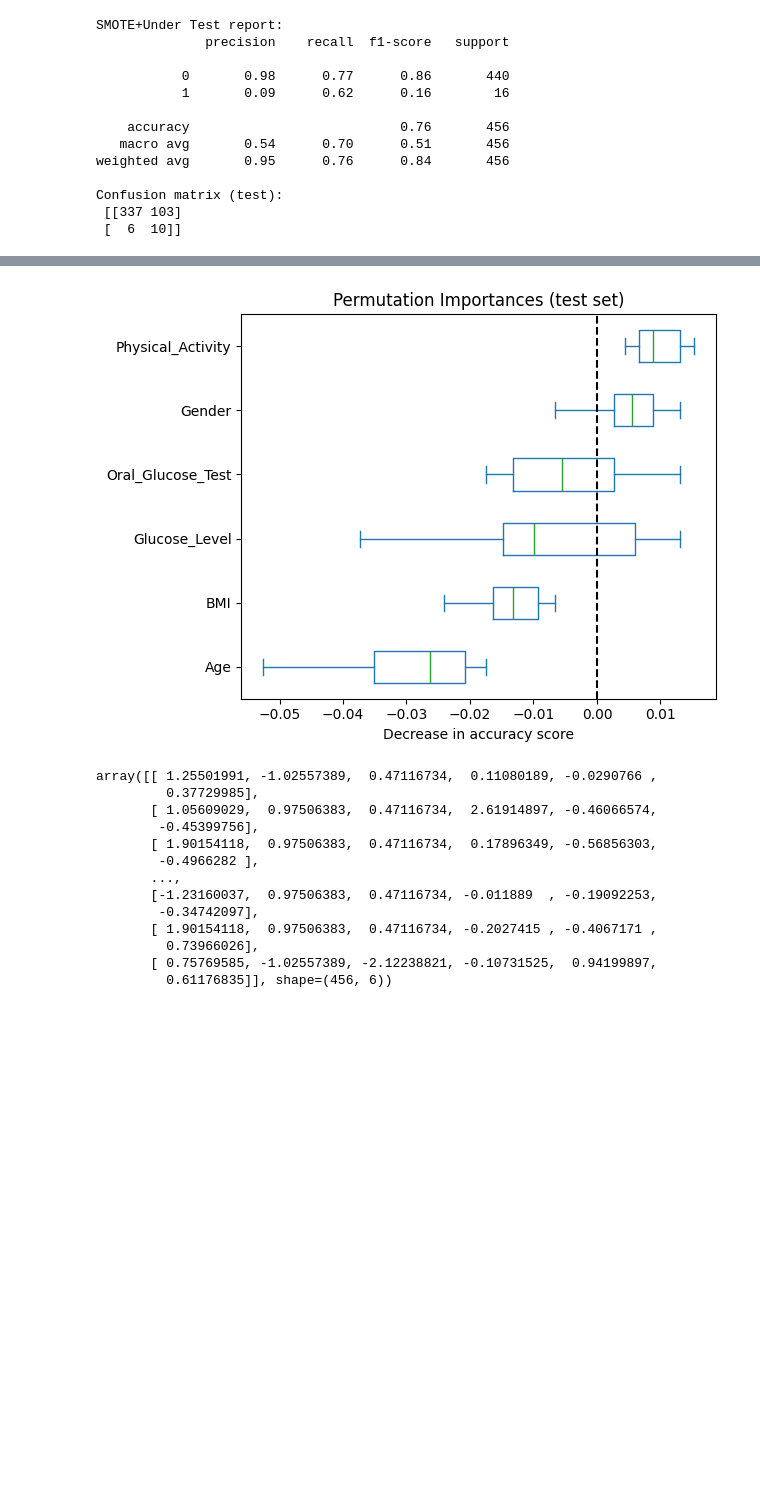
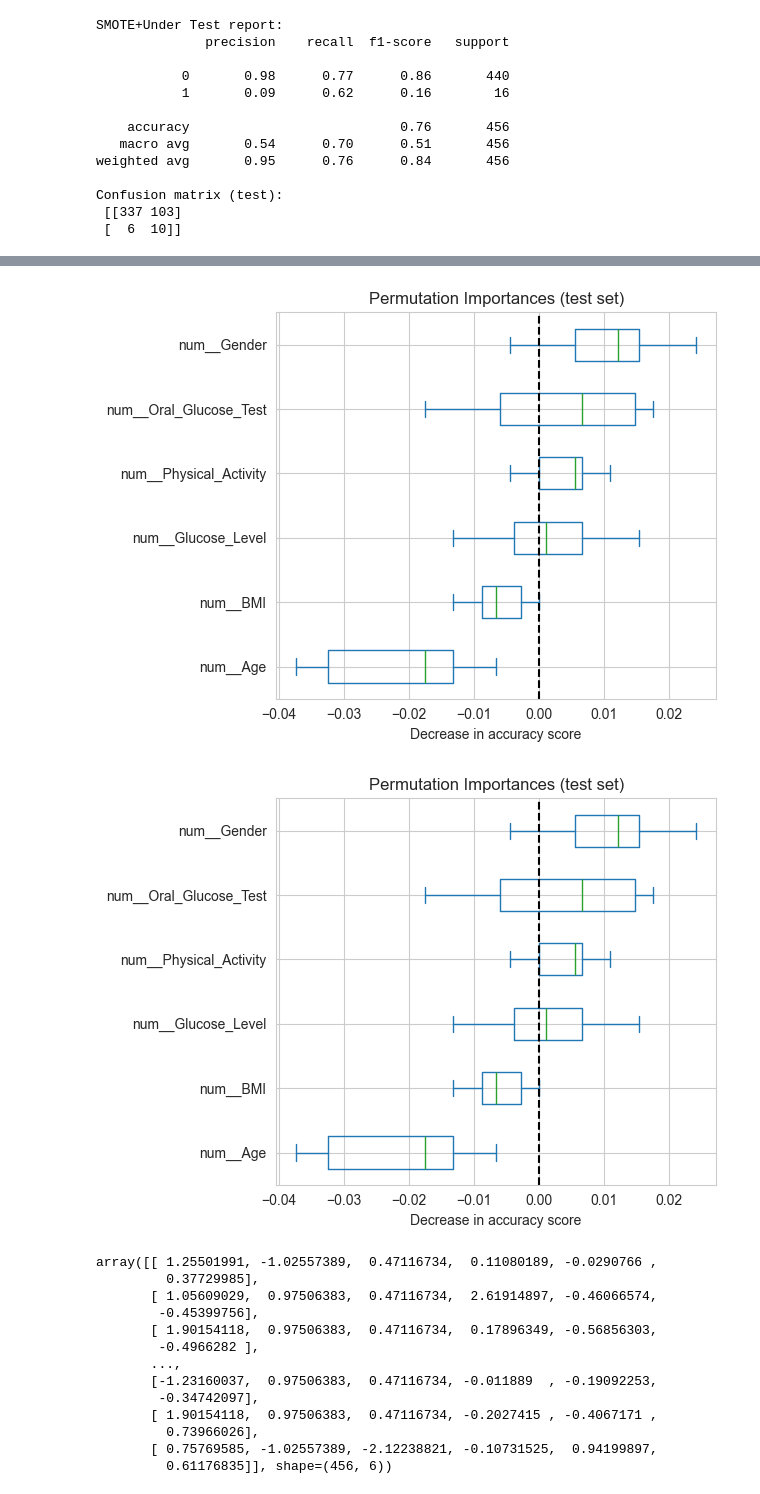
Before and after one commit to bpickett14/MATH3310_FA_2025_FP1_G01_PICKETT_CARDONA, a Jupyter notebook: notebooks/Final.ipynb, the cells around one changed output, grey strips where cells are left out. Cells and saved outputs as stored; diff of their text form; code cells hidden in the pictures; blank space fills up the shorter version.

```diff
--- a/notebooks/Final.ipynb
+++ b/notebooks/Final.ipynb
@@ -560,10 +258,11 @@ diabetes_binary
 1    0.03468
 Name: proportion, dtype: float64
 # %%
-# Task 2: Diabetes-risk classification (binary label from Diabetes Status)
+# Diabetes-risk classification (binary label from Diabetes Status)
 # we are going to focus on age, sex, BMI, glucose-related features, and vigorous exercise
+# dropping diabetes ID, Insulin_Level, and age_group
 
-X_diab = diab_df.drop(columns=['Diabetes_Status', 'diabetes_binary', 'ID', 'age_group', 'Insulin_Level'])
+X_diab = diab_df.drop(columns=['Diabetes_Status','age_group', 'diabetes_binary', 'ID', 'Insulin_Level'])
 y_diab = diab_df['diabetes_binary']
 # %%
 X_diab.head()
@@ -576,0 +406,6 @@ X_diab.head()
+# %%
+# Initialize CoplexityCalculator with default parametrization
+cc = px.ComplexityCalculator()
+
+# Fit model with data
+cc.fit(X_diab,y_diab)
@@ -941,18 +754,29 @@ ax_diab.figure.tight_layout()
 # %%
+# Get feature names after preprocessing
+feature_names_diab = best_model_diab[:-1].get_feature_names_out()
+
 result = permutation_importance(
-    imb_pipe_diab, X_test_diab, y_test_diab, n_repeats=10, random_state=42, n_jobs=2
+    best_model_diab, X_test_diab, y_test_diab,
+    n_repeats=10, random_state=42, n_jobs=2
 )
 
-sorted_importances_idx_diab = result.importances_mean.argsort()
+sorted_idx = result.importances_mean.argsort()
+
 importances_diab = pd.DataFrame(
-    result.importances[sorted_importances_idx_diab].T,
-    columns=X_diab.columns[sorted_importances_idx_diab],
+    result.importances[sorted_idx].T,
+    columns=feature_names_diab[sorted_idx]
 )
+
 ax_diab = importances_diab.plot.box(vert=False, whis=10)
 ax_diab.set_title("Permutation Importances (test set)")
 ax_diab.axvline(x=0, color="k", linestyle="--")
 ax_diab.set_xlabel("Decrease in accuracy score")
 ax_diab.figure.tight_layout()
+
+fig = plt.gcf()
+display(fig)
+plt.show()
 # %% [output]
-[figure, old version]
+[figure, new version]
+[figure, added]
 # %%
```
Also changed, not shown: parts of 44 cells of this notebook.
